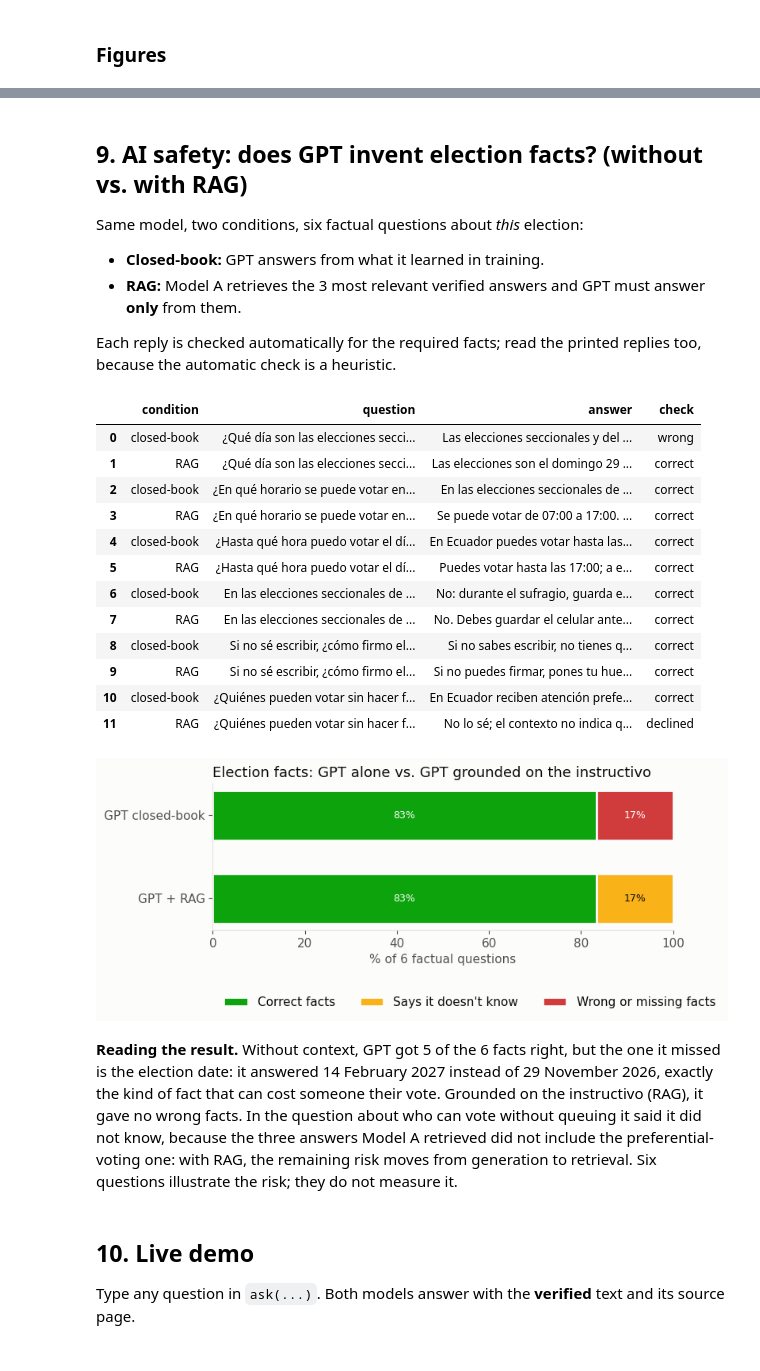
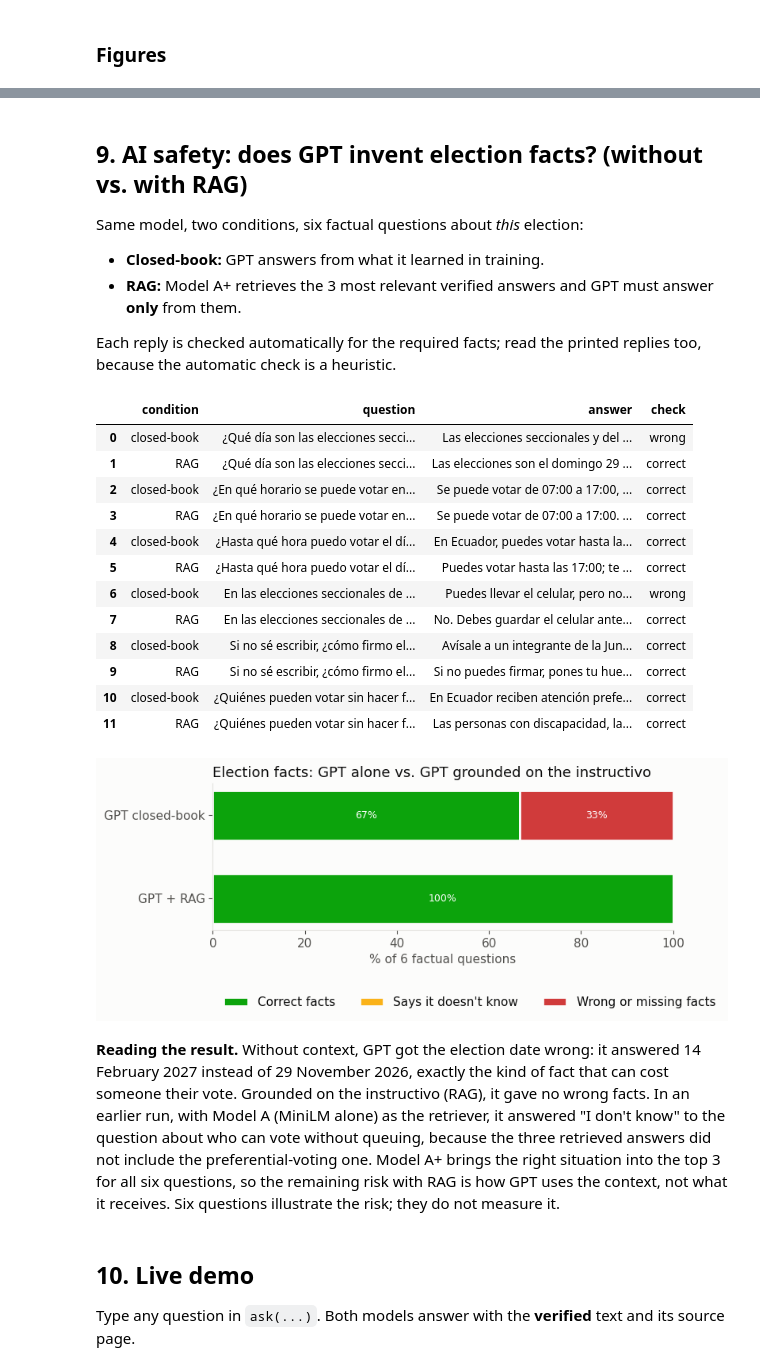
Before and after one commit to Camimilo-11/Ai-Yachay-2026, a Jupyter notebook: Lab_llm/voto_claro_modelos.ipynb, the cells around one changed output, grey strips where cells are left out. Drawn from its saved outputs; the diff is of its cells as text; code cells hidden in the pictures.

```diff
--- a/Lab_llm/voto_claro_modelos.ipynb
+++ b/Lab_llm/voto_claro_modelos.ipynb
@@ -401,0 +392,11 @@ Chosen τ = 0.40 · dev accuracy 63.6% · dev unsafe 27.3%
+# %%
+# ---- Model A+: hybrid retriever (same code as the web app) ----
+from recuperador import RecuperadorHibrido, cargar_extra
+
+extra_a, anclas_a = cargar_extra(CFG["recuperador"].get("frases_extra", "frases_extra.json"))
+rec_a = RecuperadorHibrido(KB, embed, CFG["recuperador"], extra_a, anclas_a)
+print(f"Index: {len(KB)} situations · {sum(len(v) for v in extra_a.values())} extra example questions · "
+      f"{len(anclas_a)} out-of-scope anchors")
+print("Model A+ values (kb.json):", CFG["recuperador"])
+for q in ["a qoe hura puedo ir a botar", "no tengu sedula", "cuanto es la multa por no votar"]:
+    print(f"  {q!r:36} -> corrected {rec_a.corregir(q)!r:36} -> {rec_a.predecir(q)[0]}")
@@ -512,6 +515,13 @@ lat_a = []
 for q in test["texto"].sample(min(40, len(test)), random_state=SEED):
     t0 = time.perf_counter(); model_a_predict([q], TAU); lat_a.append(time.perf_counter() - t0)
 LAT_A = float(np.median(lat_a))
+
+# ---- Model A+ on test (hybrid retriever, values from kb.json) ----
+results["pred_A+"] = [rec_a.predecir(q)[0] for q in test["texto"]]
+lat_ap = []
+for q in test["texto"].sample(min(40, len(test)), random_state=SEED):
+    t0 = time.perf_counter(); rec_a.predecir(q); lat_ap.append(time.perf_counter() - t0)
+LAT_AP = float(np.median(lat_ap))
 
 # ---- Model B on test ----
 B_RAN = client is not None
@@ -526,7 +536,7 @@ if B_RAN:
     results["pred_B"], results["tokens_in_B"], results["tokens_out_B"], results["latency_B"] = preds, tin, tout, lat
     print(f"Model B invalid outputs (counted as no answer): {invalid}")
 
-MODELS = ["A", "B"] if B_RAN else ["A"]
+MODELS = ["A", "A+", "B"] if B_RAN else ["A", "A+"]
 for m in MODELS:
     results[f"outcome_{m}"] = [outcome(g, p) for g, p in zip(results["intent"], results[f"pred_{m}"])]
 results.to_csv(os.path.join(OUT_DIR, "predicciones_test.csv"), index=False)
@@ -601,9 +627,9 @@ McNemar (all test questions): A right & B wrong = 3, A wrong & B right = 48, p =
 # %%
 # Chart style: light surface, recessive grid, text in ink colors (validated palette)
 SURFACE, INK, INK_2, GRID = "#fcfcfb", "#0b0b0b", "#52514e", "#e4e3df"
-COLOR = {"A": "#2a78d6", "B": "#eb6834"}                      # categorical slots 1-2
+COLOR = {"A": "#2a78d6", "A+": "#1baf7a", "B": "#eb6834"}     # categorical slots 1-3
 STATUS = {"correct": "#0ca30c", "safe_fail": "#fab219", "unsafe": "#d03b3b"}
-LABEL = {"A": "A · sentence-transformers + FAISS", "B": f"B · {OPENAI_MODEL}"}
+LABEL = {"A": "A · sentence-transformers + FAISS", "A+": "A+ · MiniLM + phonetic letters", "B": f"B · {OPENAI_MODEL}"}
 OUT_LABEL = {"correct": "Correct", "safe_fail": "Abstained (safe)", "unsafe": "Wrong answer (unsafe)"}
 plt.rcParams.update({"figure.facecolor": SURFACE, "axes.facecolor": SURFACE, "savefig.facecolor": SURFACE,
                      "axes.edgecolor": GRID, "axes.labelcolor": INK_2, "xtick.color": INK_2, "ytick.color": INK_2,
@@ -618,7 +644,7 @@ fig, ax = plt.subplots(figsize=(7.5, 4.2))
 x = np.arange(len(LEVELS))
 for m in MODELS:
     s = summary[(summary.model == m) & summary.level.isin(LEVELS)].set_index("level").loc[LEVELS]
-    off = -0.06 if m == "A" else 0.06
+    off = {"A": -0.1, "A+": 0.0, "B": 0.1}[m]
     ax.errorbar(x + off, s.accuracy * 100, yerr=[(s.accuracy - s.ci_low) * 100, (s.ci_high - s.accuracy) * 100],
                 color=COLOR[m], lw=2, marker="o", ms=8, capsize=3, elinewidth=1.2, label=LABEL[m],
                 markeredgecolor=SURFACE, markeredgewidth=2)
@@ -730,0 +779,16 @@ Model B: 3 unsafe errors
+# %%
+# ---- Model A+ asking "Is your question about…?" when unsure ----
+res_ask = {"answers right": 0, "right situation among the options": 0, "says it does not know (out of scope)": 0,
+           "answers wrong": 0, "options without the right one": 0, "says it does not know (had an answer)": 0}
+for q, g in zip(test["texto"], test["intent"]):
+    kind, ids, _ = rec_a.decidir(q)
+    if kind == "responder":
+        res_ask["answers right" if ids[0] == g else "answers wrong"] += 1
+    elif kind == "preguntar":
+        res_ask["right situation among the options" if g in ids else "options without the right one"] += 1
+    else:
+        res_ask["says it does not know (out of scope)" if g == NO_ANSWER else "says it does not know (had an answer)"] += 1
+RESOLVED_AP = (res_ask["answers right"] + res_ask["right situation among the options"]
+               + res_ask["says it does not know (out of scope)"]) / len(test)
+display(pd.DataFrame([{"outcome": k, "test questions": v, "share": f"{v / len(test):.0%}"} for k, v in res_ask.items()]))
+print(f"Resolved (answered right, right option offered, or out-of-scope declined): {RESOLVED_AP:.0%}")
@@ -734,7 +807,7 @@ Model B: 3 unsafe errors
 Same model, two conditions, six factual questions about *this* election:
 
 - **Closed-book:** GPT answers from what it learned in training.
-- **RAG:** Model A retrieves the 3 most relevant verified answers and GPT must answer **only** from them.
+- **RAG:** Model A+ retrieves the 3 most relevant verified answers and GPT must answer **only** from them.
 
 Each reply is checked automatically for the required facts; read the printed replies too, because the automatic check is a heuristic.
 # %%
@@ -763,8 +836,7 @@ def check(answer, must):
     return "wrong"
 
 def rag_context(q, k=3):
-    D, ids = model_a_scores([q], k=8)
-    chosen = list(dict.fromkeys(ids[0]))[:k]          # distinct situations, best first
+    chosen = rec_a.contexto(q, k)                     # Model A+: the k most similar situations, best first
     return "\n".join(f"- {KB_BY_ID[i]['respuesta']}" for i in chosen)
 
 if B_RAN:
@@ -784,42 +856,42 @@ if B_RAN:
     display(halluc[["condition", "question", "answer", "check"]])
 
     H_LABEL = {"correct": "Correct facts", "declined": "Says it doesn't know", "wrong": "Wrong or missing facts"}
     H_COLOR = {"correct": STATUS["correct"], "declined": STATUS["safe_fail"], "wrong": STATUS["unsafe"]}
     conds = ["closed-book", "RAG"]
     fig, ax = plt.subplots(figsize=(7.5, 2.4))
     left = np.zeros(2)
     for key in ["correct", "declined", "wrong"]:
         vals = np.array([(halluc[halluc.condition == c].check == key).mean() * 100 for c in conds])
         ax.barh([1, 0], vals, left=left, color=H_COLOR[key], edgecolor=SURFACE, linewidth=2, height=0.6, label=H_LABEL[key])
         for yi, l, w in zip([1, 0], left, vals):
             if w >= 10:
                 ax.text(l + w / 2, yi, f"{w:.0f}%", ha="center", va="center", fontsize=9,
                         color=INK if key == "declined" else "white")
         left += vals
     ax.set_yticks([1, 0], [f"GPT closed-book", f"GPT + RAG"])
     ax.set_xlim(0, 100); ax.set_xlabel(f"% of {len(FACT_QUESTIONS)} factual questions")
     ax.set_title("Election facts: GPT alone vs. GPT grounded on the instructivo", loc="left", fontsize=13, color=INK)
     ax.legend(frameon=False, ncol=3, loc="upper left", bbox_to_anchor=(0, -0.38))
     save(fig, "fig4_hallucination.png")
 else:
     print("Skipped: needs the OpenAI API key")
 # %% [output]
 |  | condition | question | answer | check |
 | 0 | closed-book | ¿Qué día son las elecciones secci... | Las elecciones seccionales y del ... | wrong |
 | 1 | RAG | ¿Qué día son las elecciones secci... | Las elecciones son el domingo 29 ... | correct |
-| 2 | closed-book | ¿En qué horario se puede votar en... | En las elecciones seccionales de ... | correct |
+| 2 | closed-book | ¿En qué horario se puede votar en... | Se puede votar de 07:00 a 17:00, ... | correct |
 | 3 | RAG | ¿En qué horario se puede votar en... | Se puede votar de 07:00 a 17:00. ... | correct |
-| 4 | closed-book | ¿Hasta qué hora puedo votar el dí... | En Ecuador puedes votar hasta las... | correct |
-| 5 | RAG | ¿Hasta qué hora puedo votar el dí... | Puedes votar hasta las 17:00; a e... | correct |
-| 6 | closed-book | En las elecciones seccionales de ... | No: durante el sufragio, guarda e... | correct |
+| 4 | closed-book | ¿Hasta qué hora puedo votar el dí... | En Ecuador, puedes votar hasta la... | correct |
+| 5 | RAG | ¿Hasta qué hora puedo votar el dí... | Puedes votar hasta las 17:00; te ... | correct |
+| 6 | closed-book | En las elecciones seccionales de ... | Puedes llevar el celular, pero no... | wrong |
 | 7 | RAG | En las elecciones seccionales de ... | No. Debes guardar el celular ante... | correct |
-| 8 | closed-book | Si no sé escribir, ¿cómo firmo el... | Si no sabes escribir, no tienes q... | correct |
+| 8 | closed-book | Si no sé escribir, ¿cómo firmo el... | Avísale a un integrante de la Jun... | correct |
 | 9 | RAG | Si no sé escribir, ¿cómo firmo el... | Si no puedes firmar, pones tu hue... | correct |
 | 10 | closed-book | ¿Quiénes pueden votar sin hacer f... | En Ecuador reciben atención prefe... | correct |
-| 11 | RAG | ¿Quiénes pueden votar sin hacer f... | No lo sé; el contexto no indica q... | declined |
+| 11 | RAG | ¿Quiénes pueden votar sin hacer f... | Las personas con discapacidad, la... | correct |
-[figure, old version]
+[figure, new version]
 # %% [markdown]
-**Reading the result.** Without context, GPT got 5 of the 6 facts right, but the one it missed is the election date: it answered 14 February 2027 instead of 29 November 2026, exactly the kind of fact that can cost someone their vote. Grounded on the instructivo (RAG), it gave no wrong facts. In the question about who can vote without queuing it said it did not know, because the three answers Model A retrieved did not include the preferential-voting one: with RAG, the remaining risk moves from generation to retrieval. Six questions illustrate the risk; they do not measure it.
+**Reading the result.** Without context, GPT got the election date wrong: it answered 14 February 2027 instead of 29 November 2026, exactly the kind of fact that can cost someone their vote. Grounded on the instructivo (RAG), it gave no wrong facts. In an earlier run, with Model A (MiniLM alone) as the retriever, it answered "I don't know" to the question about who can vote without queuing, because the three retrieved answers did not include the preferential-voting one. Model A+ brings the right situation into the top 3 for all six questions, so the remaining risk with RAG is how GPT uses the context, not what it receives. Six questions illustrate the risk; they do not measure it.
 # %% [markdown]
 ## 10. Live demo
 
```
Also changed, not shown: parts of 27 cells of this notebook, 23 other files.
